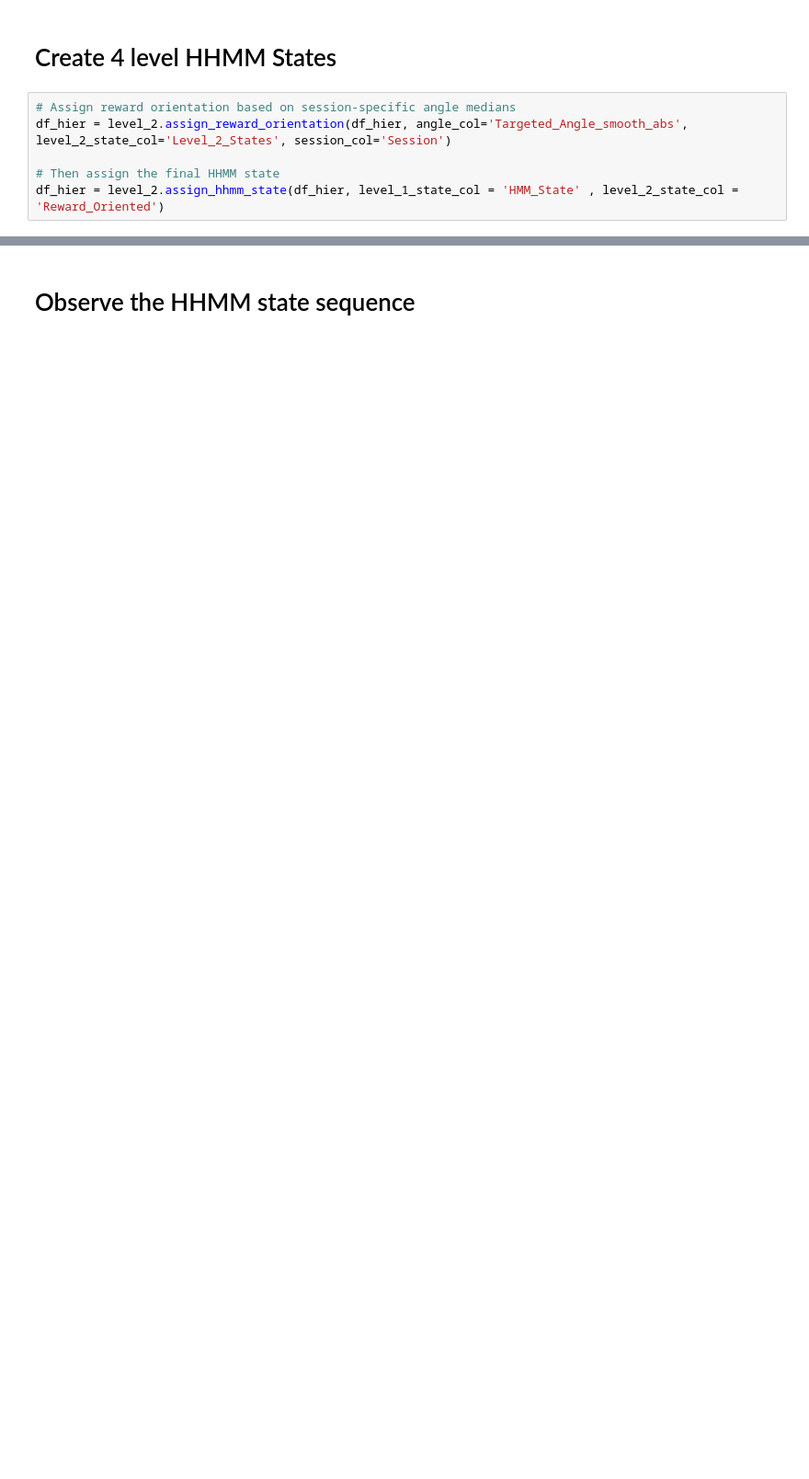
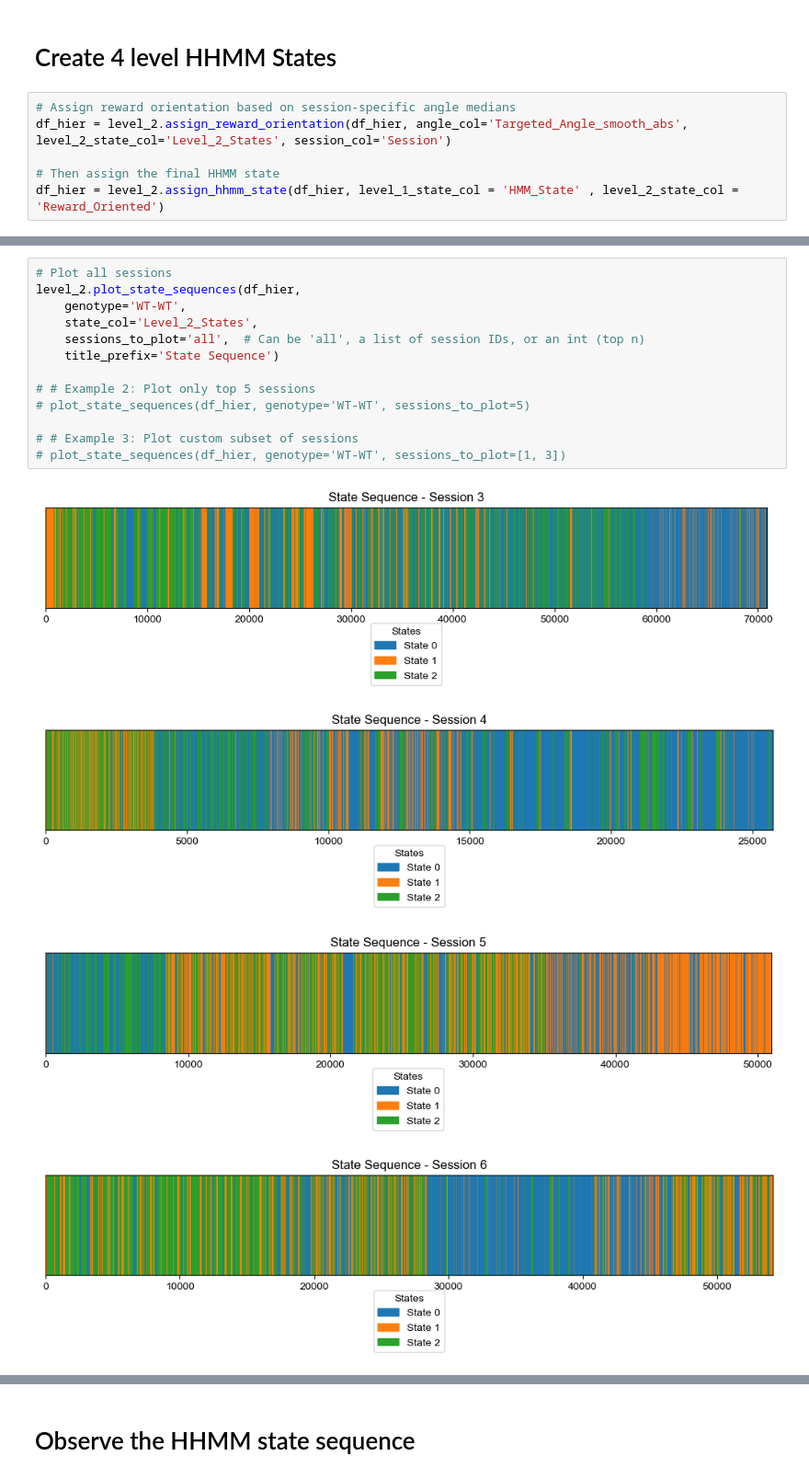
Before and after one commit to CoMPASS-Framework/CoMPASS-Labyrinth, a Jupyter notebook: notebooks/07_run_level_2.ipynb, the cells around one changed output, grey strips where cells are left out. Shown at 92% size. Saved outputs shown, nothing was run; the diff lists cells and outputs as text; blank space fills up the shorter version.

```diff
--- a/notebooks/07_run_level_2.ipynb
+++ b/notebooks/07_run_level_2.ipynb
@@ -200,0 +215,18 @@ df_hier = level_2.assign_hhmm_state(df_hier, level_1_state_col = 'HMM_State' , l
+# %%
+# Plot all sessions
+level_2.plot_state_sequences(df_hier,
+    genotype='WT-WT',
+    state_col='Level_2_States',
+    sessions_to_plot='all',  # Can be 'all', a list of session IDs, or an int (top n)
+    title_prefix='State Sequence')
+
+# # Example 2: Plot only top 5 sessions
+# plot_state_sequences(df_hier, genotype='WT-WT', sessions_to_plot=5)
+
+# # Example 3: Plot custom subset of sessions
+# plot_state_sequences(df_hier, genotype='WT-WT', sessions_to_plot=[1, 3])
+# %% [output]
+[figure, added]
+[figure, added]
+[figure, added]
+[figure, added]
```
Also changed, not shown: parts of 8 cells of this notebook.
